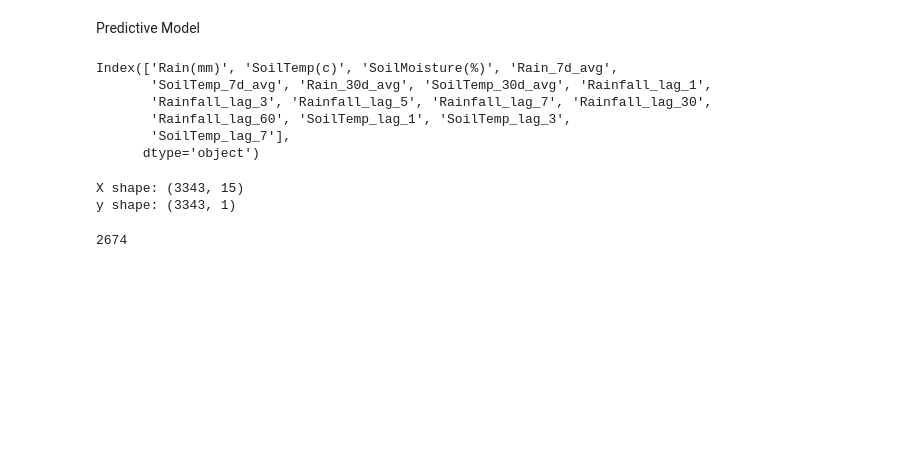
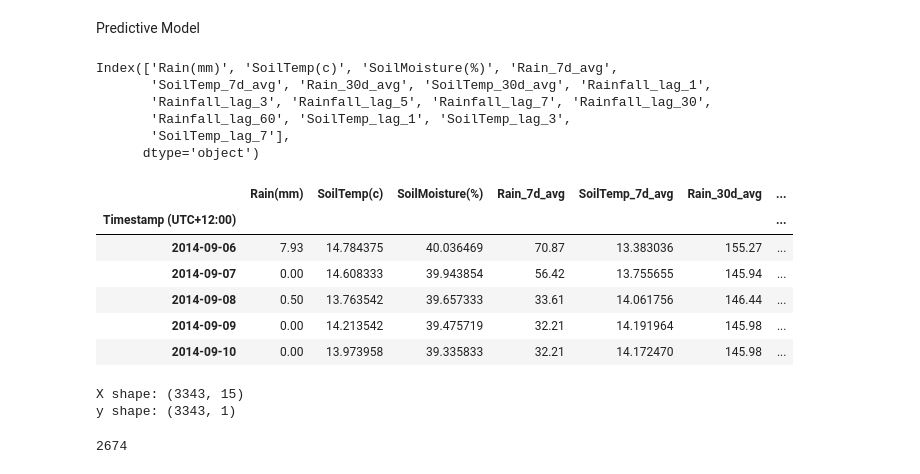
Before and after one commit to YingCG/SoilMoisturePredictionModel, a Jupyter notebook: 04-SoilMoisture_across_station/Kaipara_RandomForest_FeatureEngeneer.ipynb, the cells around one changed output. Drawn from its saved outputs; the diff is of its cells as text; code cells hidden in the pictures; blank space fills up the shorter version.

```diff
--- a/04-SoilMoisture_across_station/Kaipara_RandomForest_FeatureEngeneer.ipynb
+++ b/04-SoilMoisture_across_station/Kaipara_RandomForest_FeatureEngeneer.ipynb
@@ -159,6 +159,16 @@ Index(['Rain(mm)', 'SoilTemp(c)', 'SoilMoisture(%)', 'Rain_7d_avg',
        'Rainfall_lag_60', 'SoilTemp_lag_1', 'SoilTemp_lag_3',
        'SoilTemp_lag_7'],
       dtype='object')
+# %%
+kaipara_daily.head()
+# %% [output]
+|  | Rain(mm) | SoilTemp(c) | SoilMoisture(%) | Rain_7d_avg | SoilTemp_7d_avg | Rain_30d_avg | ... |
+| Timestamp (UTC+12:00) |  |  |  |  |  |  | ... |
+| 2014-09-06 | 7.93 | 14.784375 | 40.036469 | 70.87 | 13.383036 | 155.27 | ... |
+| 2014-09-07 | 0.00 | 14.608333 | 39.943854 | 56.42 | 13.755655 | 145.94 | ... |
+| 2014-09-08 | 0.50 | 13.763542 | 39.657333 | 33.61 | 14.061756 | 146.44 | ... |
+| 2014-09-09 | 0.00 | 14.213542 | 39.475719 | 32.21 | 14.191964 | 145.98 | ... |
+| 2014-09-10 | 0.00 | 13.973958 | 39.335833 | 32.21 | 14.172470 | 145.98 | ... |
 # %%
 
 X = kaipara_daily.drop(columns=['SoilMoisture(%)'])
```
Also changed, not shown: parts of 4 cells of this notebook, 31 other files.
